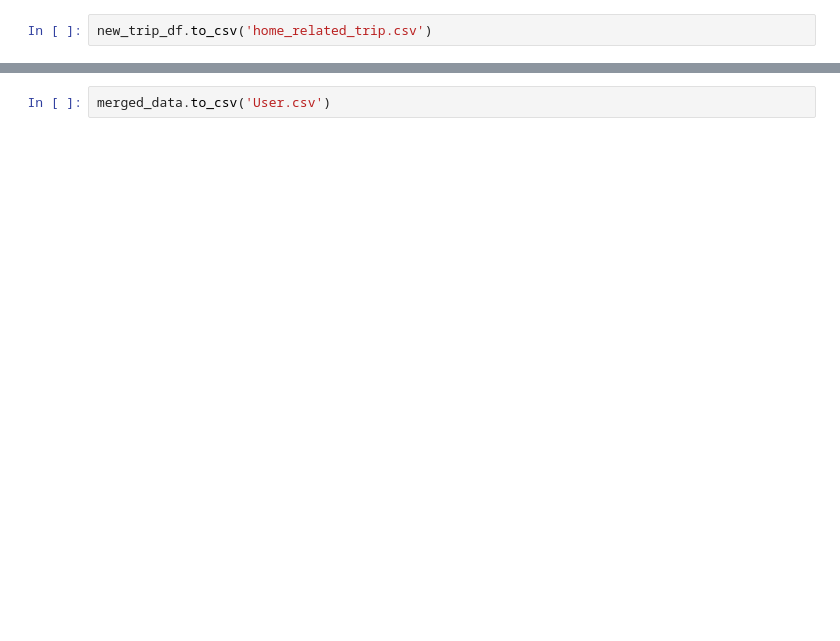
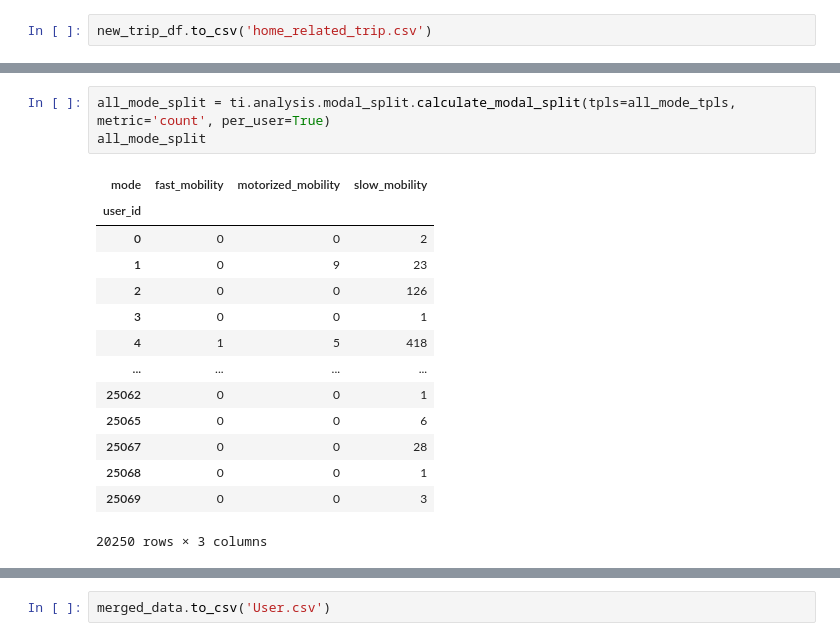
Before and after one commit to superoctober1213/GPS-Data-Travel-Survey, a Jupyter notebook: car_ownership.ipynb, the cells around one changed output, grey strips where cells are left out. Drawn from its saved outputs; the diff is of its cells as text; blank space fills up the shorter version.

```diff
--- a/car_ownership.ipynb
+++ b/car_ownership.ipynb
@@ -345,0 +365,18 @@ print(len(df[df['car_ownership'] == 1]))
+# %%
+all_mode_split = ti.analysis.modal_split.calculate_modal_split(tpls=all_mode_tpls, metric='count', per_user=True)
+all_mode_split
+# %% [output]
+| mode | fast_mobility | motorized_mobility | slow_mobility |
+| user_id |  |  |  |
+| 0 | 0 | 0 | 2 |
+| 1 | 0 | 9 | 23 |
+| 2 | 0 | 0 | 126 |
+| 3 | 0 | 0 | 1 |
+| 4 | 1 | 5 | 418 |
+| ... | ... | ... | ... |
+| 25062 | 0 | 0 | 1 |
+| 25065 | 0 | 0 | 6 |
+| 25067 | 0 | 0 | 28 |
+| 25068 | 0 | 0 | 1 |
+| 25069 | 0 | 0 | 3 |
+20250 rows × 3 columns
```
Also changed, not shown: parts of 20 cells of this notebook, 3 other files.
